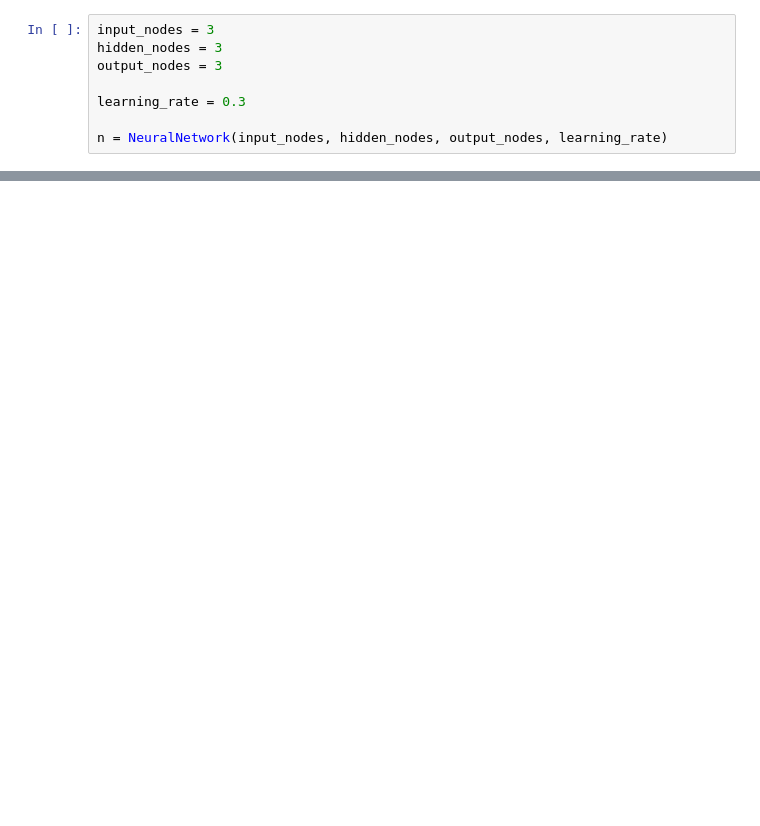
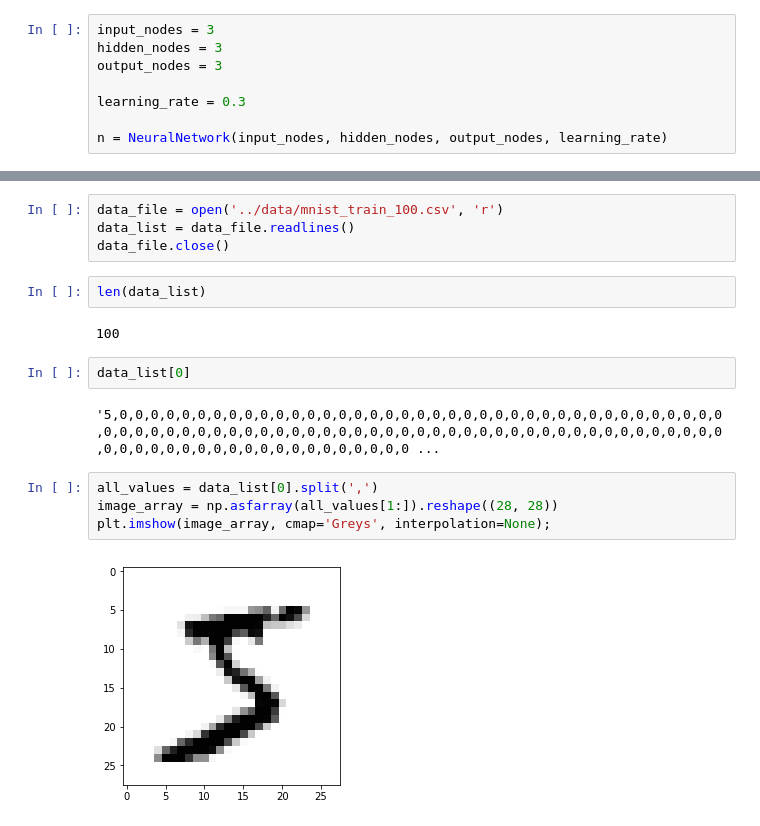
Before and after one commit to Schnell5/ML, a Jupyter notebook: notebooks/First_Neural_Network.ipynb, the cells around one changed output, grey strips where cells are left out. Cells and saved outputs as stored; diff of their text form; blank space fills up the shorter version.

Commit message:
MNIST NN

```diff
--- a/notebooks/First_Neural_Network.ipynb
+++ b/notebooks/First_Neural_Network.ipynb
@@ -81,0 +110,18 @@ array([[0.53385844],
+# %%
+data_file = open('../data/mnist_train_100.csv', 'r')
+data_list = data_file.readlines()
+data_file.close()
+# %%
+len(data_list)
+# %% [output]
+100
+# %%
+data_list[0]
+# %% [output]
+'5,0,0,0,0,0,0,0,0,0,0,0,0,0,0,0,0,0,0,0,0,0,0,0,0,0,0,0,0,0,0,0,0,0,0,0,0,0,0,0,0,0,0,0,0,0,0,0,0,0,0,0,0,0,0,0,0,0,0,0,0,0,0,0,0,0,0,0,0,0,0,0,0,0,0,0,0,0,0,0,0,0,0,0,0,0,0,0,0,0,0,0,0,0,0,0,0,0,0,0 ...
+# %%
+all_values = data_list[0].split(',')
+image_array = np.asfarray(all_values[1:]).reshape((28, 28))
+plt.imshow(image_array, cmap='Greys', interpolation=None);
+# %% [output]
+[figure, added]
```
Also changed, not shown: parts of 60 cells of this notebook.
